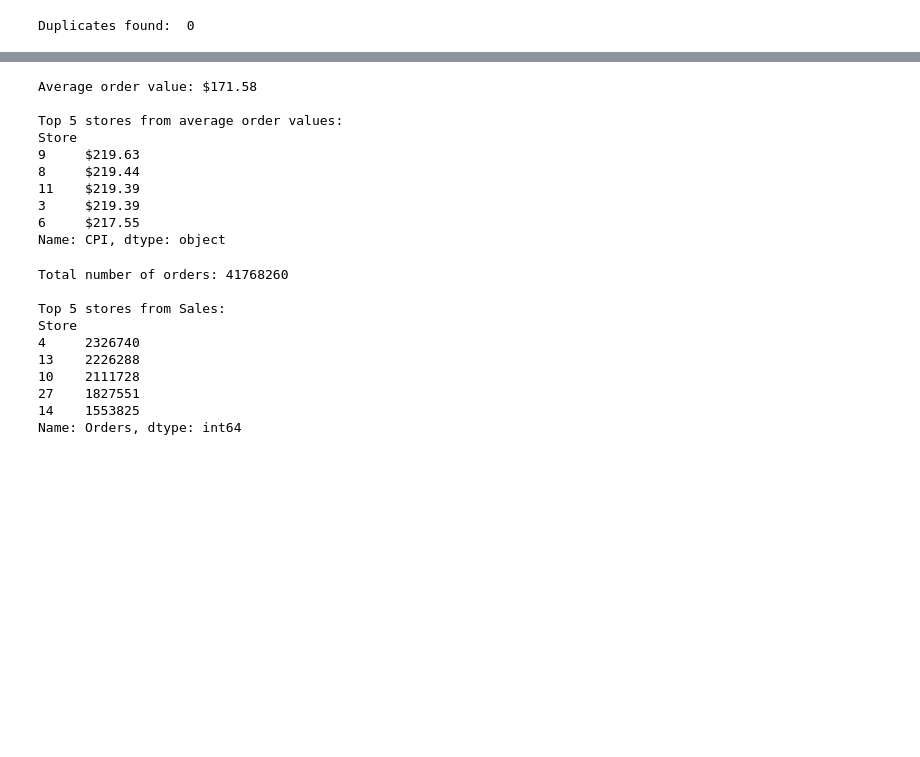
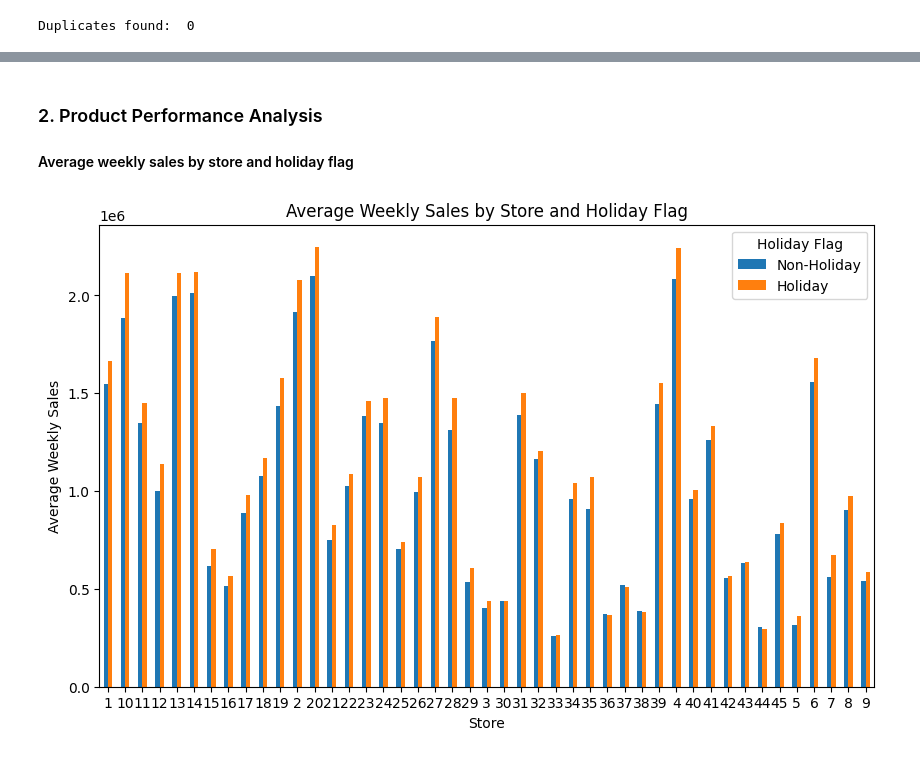
Before and after one commit to thathsaranandun/cinefly_da, a Jupyter notebook: cinefly_interview.ipynb, the cells around one changed output, grey strips where cells are left out. Cells and saved outputs as stored; diff of their text form; code cells hidden in the pictures; blank space fills up the shorter version.

```diff
--- a/cinefly_interview.ipynb
+++ b/cinefly_interview.ipynb
@@ -67,3 +78,6 @@ datetime64[ns]
+# %%
+# Convert store to string
+data[['Store']] = data[['Store']].astype(str)
 # %%
 # Remove duplicates
 duplicate_count = data[data.duplicated()].shape[0]
@@ -122,50 +104,22 @@ Name: Weekly_Sales, dtype: object
-# %%
-# Average order value.
-# Order value is obtained from CPI (Consumer Price Index) column
-
-avg_order_val = data['CPI'].mean()
-print("Average order value:", '${:,.2f}'.format(avg_order_val))
-
-#Top 5 stores by number of orders
-avg_per_store = data.groupby('Store')['CPI'].mean().map('${:,.2f}'.format)
-sorted_avg_per_store = avg_per_store.sort_values(ascending=False)
-
-print("\nTop 5 stores from average order values:")
-print(sorted_avg_per_store.head(5))
-# %% [output]
-Average order value: $171.58
-
-Top 5 stores from average order values:
-Store
-9     $219.63
-8     $219.44
-11    $219.39
-3     $219.39
-6     $217.55
-Name: CPI, dtype: object
-# %%
-# Total number of orders
-
-#Assuming CPI gives the average order values for the week
-data['Orders'] = (data['Weekly_Sales'] / data['CPI']).astype(int)
-
-total_orders = data['Orders'].sum()
-print("Total number of orders:", total_orders)
-
-#Top 5 stores by number of orders
-total_orders_per_store = data.groupby('Store')['Orders'].sum()
-sorted_total_orders_per_store = total_orders_per_store.sort_values(ascending=False)
-
-print("\nTop 5 stores from Sales:")
-print(sorted_total_orders_per_store.head(5))
-# %% [output]
-Total number of orders: 41768260
-
-Top 5 stores from Sales:
-Store
-4     2326740
-13    2226288
-10    2111728
-27    1827551
-14    1553825
-Name: Orders, dtype: int64
+# %% [markdown]
+### 2. Product Performance Analysis
+
+#### Average weekly sales by store and holiday flag
+# %%
+#Group by store and holiday flag
+avg_sales = data.groupby(['Store', 'Holiday_Flag'])['Weekly_Sales'].mean().unstack()
+
+# Plotting the average weekly sales by store and holiday flag
+avg_sales.plot(kind='bar', figsize=(10, 6))
+
+# Adding title and labels
+plt.title('Average Weekly Sales by Store and Holiday Flag')
+plt.xlabel('Store')
+plt.ylabel('Average Weekly Sales')
+plt.xticks(rotation=0)
+plt.legend(title='Holiday Flag', labels=['Non-Holiday', 'Holiday'])
+
+# Display the plot
+plt.show()
+# %% [output]
+[figure, added]
```
Also changed, not shown: parts of 13 cells of this notebook, 1 other file.
